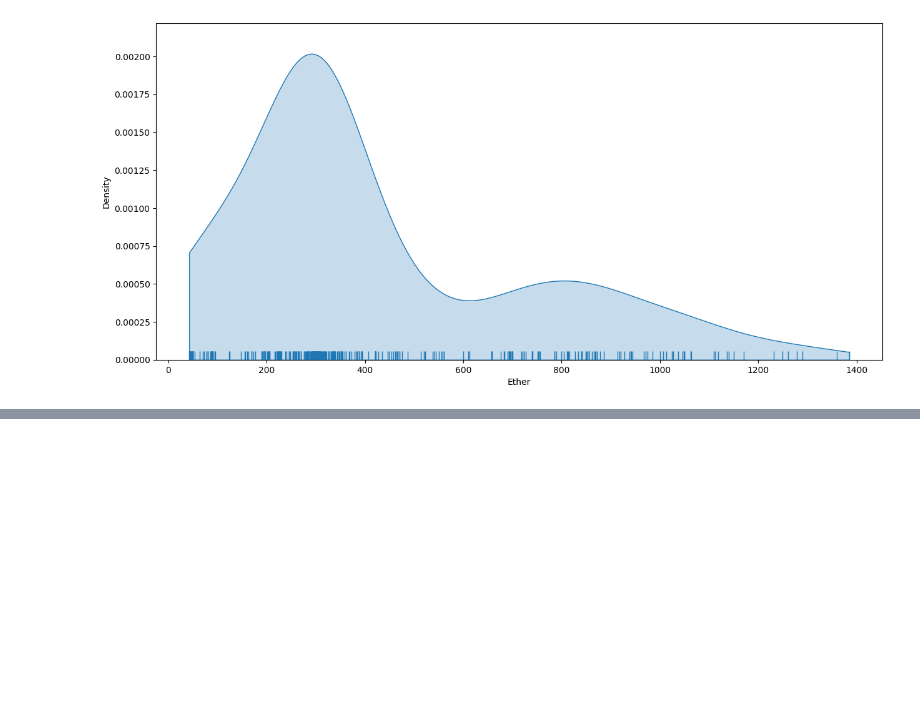
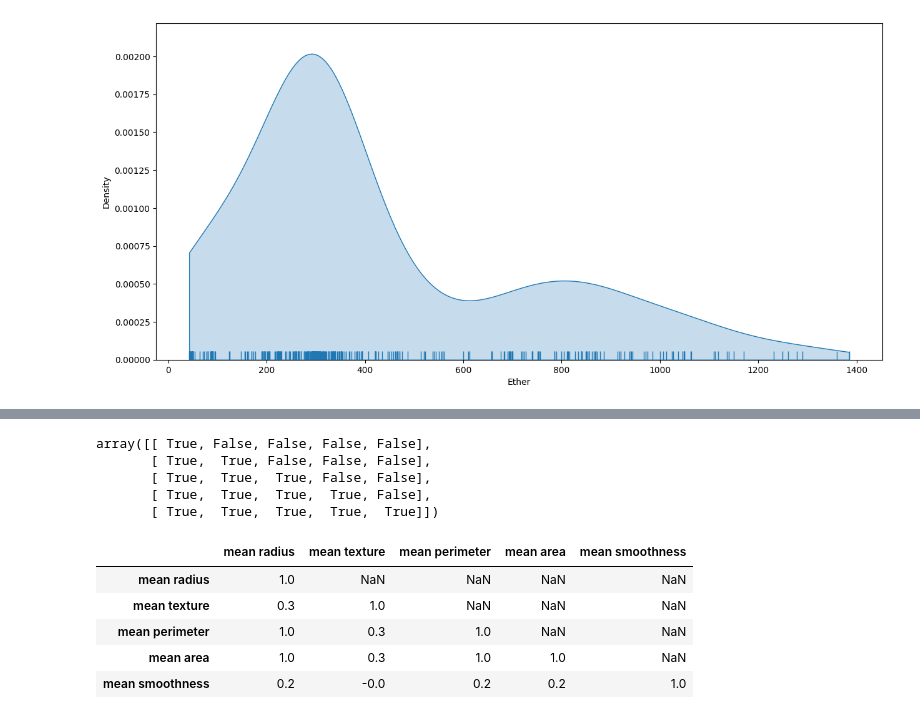
Before and after one commit to grishrana/python_learn, a Jupyter notebook: dataanalysis_freecodecamp/datacleaning/Real examples.ipynb, the cells around one changed output, grey strips where cells are left out. Saved outputs shown, nothing was run; the diff lists cells and outputs as text; code cells hidden in the pictures; blank space fills up the shorter version.

```diff
--- a/dataanalysis_freecodecamp/datacleaning/Real examples.ipynb
+++ b/dataanalysis_freecodecamp/datacleaning/Real examples.ipynb
@@ -202,0 +242,18 @@ sns.rugplot(df_cleaned['Ether'], ax=ax)
+# %%
+np.tril(np.ones(corr_df.shape)).astype(bool)[0:5,0:5]
+# %% [output]
+array([[ True, False, False, False, False],
+       [ True,  True, False, False, False],
+       [ True,  True,  True, False, False],
+       [ True,  True,  True,  True, False],
+       [ True,  True,  True,  True,  True]])
+# %%
+df_lowerT=corr_df.where(np.tril(np.ones(corr_df.shape)).astype(bool))
+df_lowerT.iloc[0:5,0:5]
+# %% [output]
+|  | mean radius | mean texture | mean perimeter | mean area | mean smoothness |
+| mean radius | 1.0 | NaN | NaN | NaN | NaN |
+| mean texture | 0.3 | 1.0 | NaN | NaN | NaN |
+| mean perimeter | 1.0 | 0.3 | 1.0 | NaN | NaN |
+| mean area | 1.0 | 0.3 | 1.0 | 1.0 | NaN |
+| mean smoothness | 0.2 | -0.0 | 0.2 | 0.2 | 1.0 |
```
Also changed, not shown: parts of 10 cells of this notebook.
